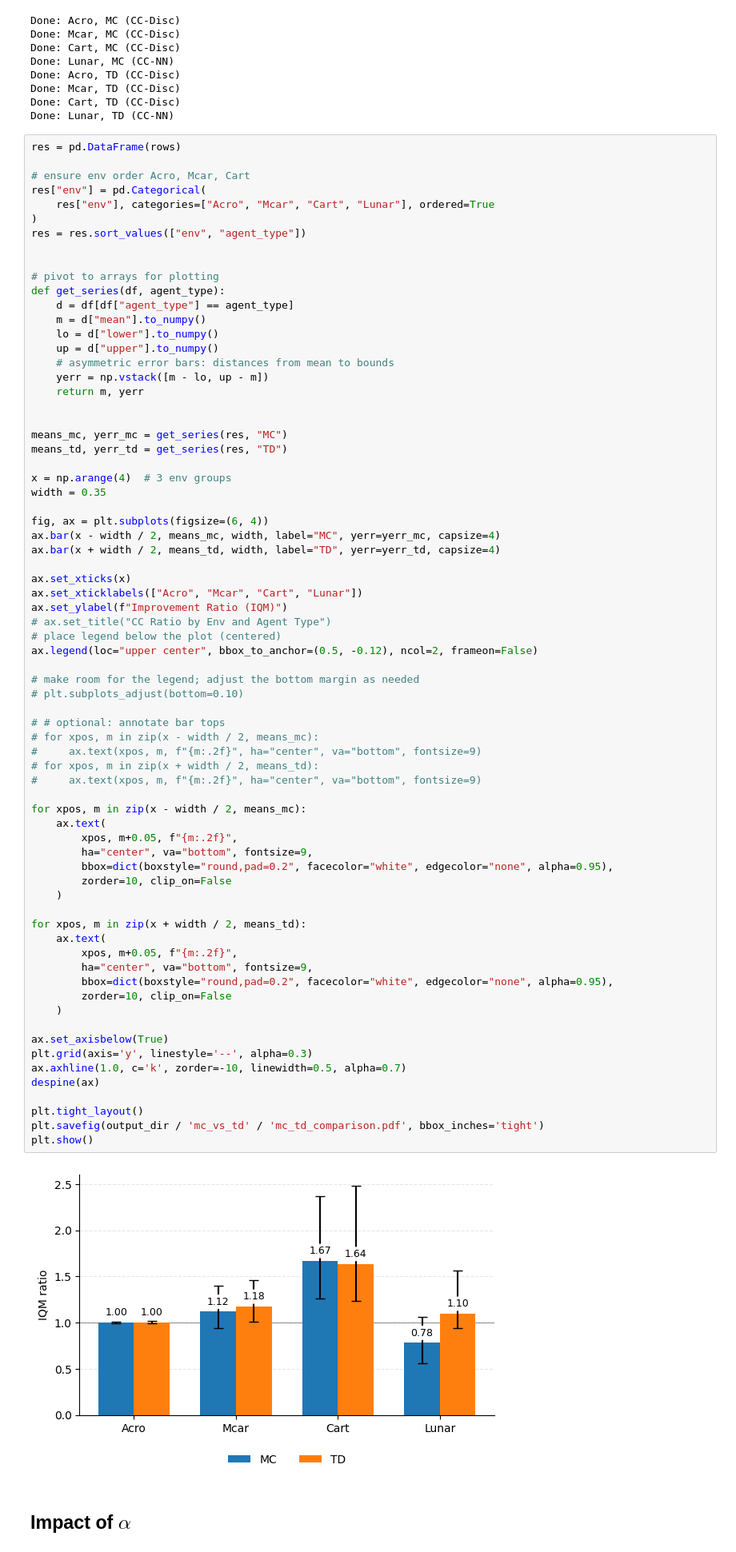
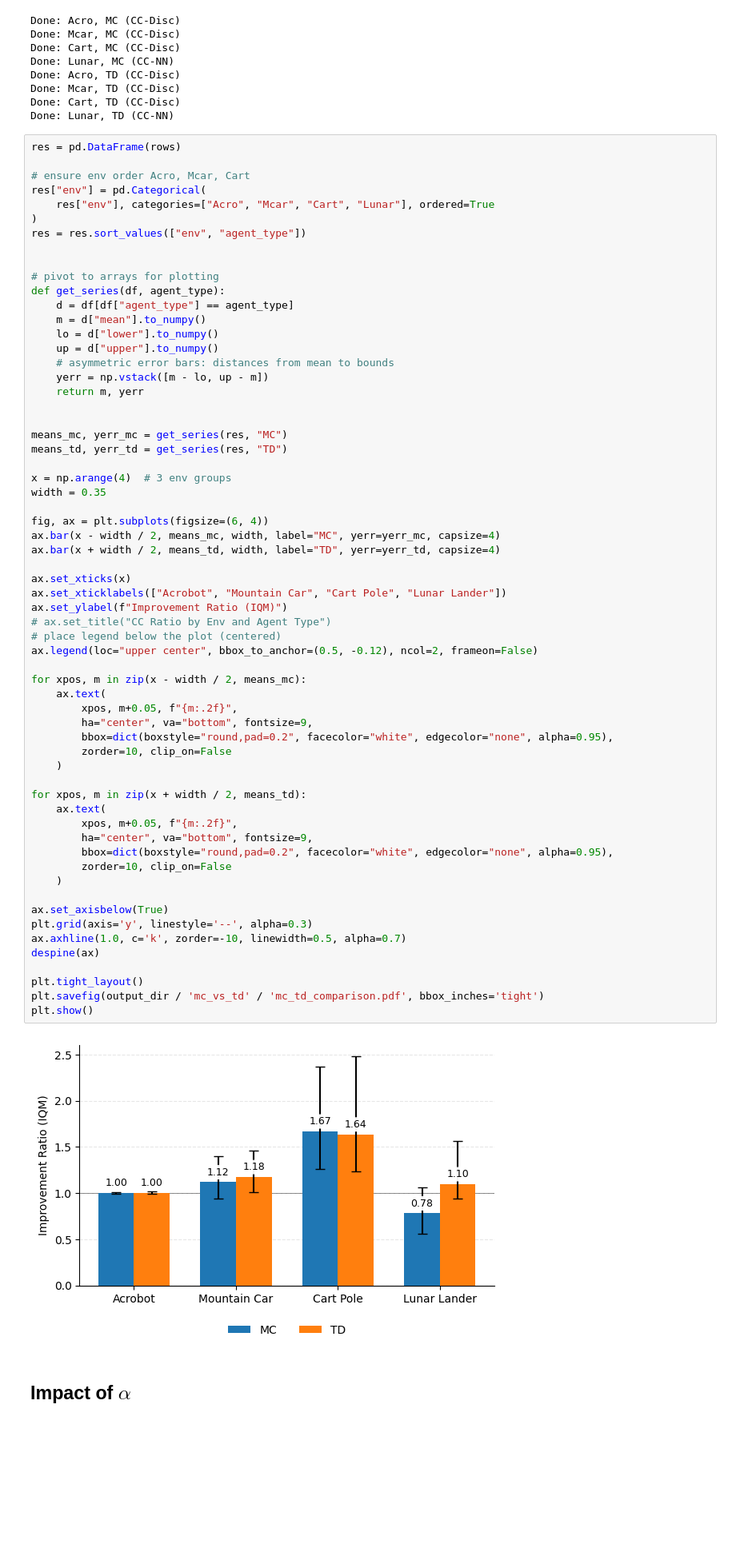
Before and after one commit to foty-hub/msc_thesis, a Jupyter notebook: notebooks/cartpole/final_plots.ipynb, the cells around one changed output. Shown at 80% size. Cells and saved outputs as stored; diff of their text form; blank space fills up the shorter version.

```diff
--- a/notebooks/cartpole/final_plots.ipynb
+++ b/notebooks/cartpole/final_plots.ipynb
@@ -610,47 +591,38 @@ ax.bar(x - width / 2, means_mc, width, label="MC", yerr=yerr_mc, capsize=4)
 ax.bar(x + width / 2, means_td, width, label="TD", yerr=yerr_td, capsize=4)
 
 ax.set_xticks(x)
-ax.set_xticklabels(["Acro", "Mcar", "Cart", "Lunar"])
+ax.set_xticklabels(["Acrobot", "Mountain Car", "Cart Pole", "Lunar Lander"])
 ax.set_ylabel(f"Improvement Ratio (IQM)")
 # ax.set_title("CC Ratio by Env and Agent Type")
 # place legend below the plot (centered)
 ax.legend(loc="upper center", bbox_to_anchor=(0.5, -0.12), ncol=2, frameon=False)
-
-# make room for the legend; adjust the bottom margin as needed
-# plt.subplots_adjust(bottom=0.10)
-
-# # optional: annotate bar tops
-# for xpos, m in zip(x - width / 2, means_mc):
-#     ax.text(xpos, m, f"{m:.2f}", ha="center", va="bottom", fontsize=9)
-# for xpos, m in zip(x + width / 2, means_td):
-#     ax.text(xpos, m, f"{m:.2f}", ha="center", va="bottom", fontsize=9)
 
 for xpos, m in zip(x - width / 2, means_mc):
     ax.text(
         xpos, m+0.05, f"{m:.2f}",
         ha="center", va="bottom", fontsize=9,
         bbox=dict(boxstyle="round,pad=0.2", facecolor="white", edgecolor="none", alpha=0.95),
         zorder=10, clip_on=False
     )
 
 for xpos, m in zip(x + width / 2, means_td):
     ax.text(
         xpos, m+0.05, f"{m:.2f}",
         ha="center", va="bottom", fontsize=9,
         bbox=dict(boxstyle="round,pad=0.2", facecolor="white", edgecolor="none", alpha=0.95),
         zorder=10, clip_on=False
     )
 
 ax.set_axisbelow(True)
 plt.grid(axis='y', linestyle='--', alpha=0.3)
 ax.axhline(1.0, c='k', zorder=-10, linewidth=0.5, alpha=0.7)
 despine(ax)
 
 plt.tight_layout()
 plt.savefig(output_dir / 'mc_vs_td' / 'mc_td_comparison.pdf', bbox_inches='tight')
 plt.show()
 # %% [output]
-[figure, old version]
+[figure, new version]
 # %% [markdown]
 ## Impact of $\alpha$
 # %%
```
Also changed, not shown: parts of 7 cells of this notebook, 2 other files.
